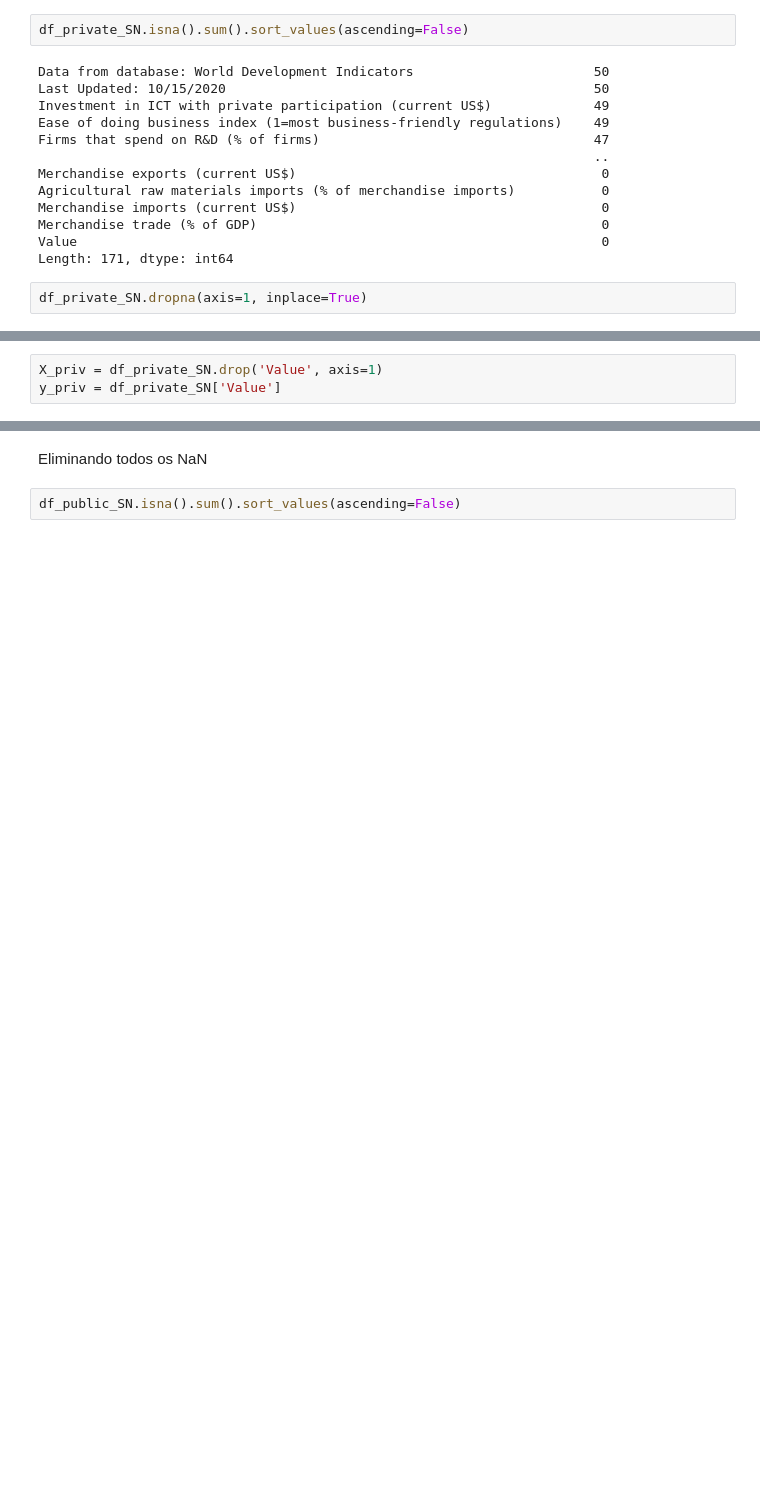
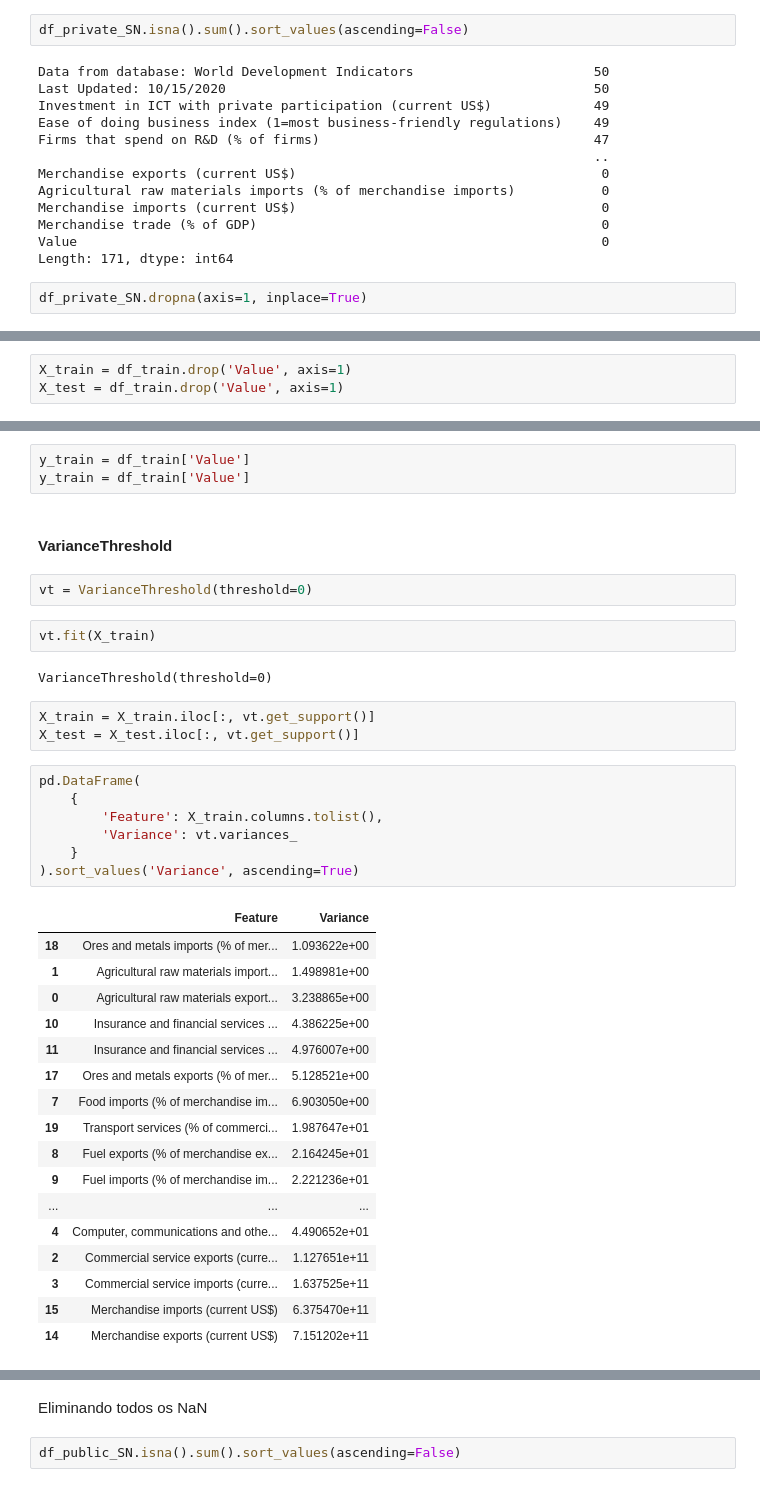
Before and after one commit to gus-phys/BRICS-hypothesis-test, a Jupyter notebook: selecao-de-caracteristicas.ipynb, the cells around one changed output, grey strips where cells are left out. Saved outputs shown, nothing was run; the diff lists cells and outputs as text; blank space fills up the shorter version.

```diff
--- a/selecao-de-caracteristicas.ipynb
+++ b/selecao-de-caracteristicas.ipynb
@@ -165,3 +228,3 @@ df_private_SN.dropna(axis=1, inplace=True)
 # %%
-X_priv = df_private_SN.drop('Value', axis=1)
-y_priv = df_private_SN['Value']
+X_train = df_train.drop('Value', axis=1)
+X_test = df_train.drop('Value', axis=1)
@@ -189,0 +231,39 @@ Index(['Agricultural raw materials imports (% of merchandise imports)',
+# %%
+y_train = df_train['Value']
+y_train = df_train['Value']
+# %% [markdown]
+#### VarianceThreshold
+# %%
+vt = VarianceThreshold(threshold=0)
+# %%
+vt.fit(X_train)
+# %% [output]
+VarianceThreshold(threshold=0)
+# %%
+X_train = X_train.iloc[:, vt.get_support()]
+X_test = X_test.iloc[:, vt.get_support()]
+# %%
+pd.DataFrame(
+    {
+        'Feature': X_train.columns.tolist(),
+        'Variance': vt.variances_
+    }
+).sort_values('Variance', ascending=True)
+# %% [output]
+|  | Feature | Variance |
+| 18 | Ores and metals imports (% of mer... | 1.093622e+00 |
+| 1 | Agricultural raw materials import... | 1.498981e+00 |
+| 0 | Agricultural raw materials export... | 3.238865e+00 |
+| 10 | Insurance and financial services ... | 4.386225e+00 |
+| 11 | Insurance and financial services ... | 4.976007e+00 |
+| 17 | Ores and metals exports (% of mer... | 5.128521e+00 |
+| 7 | Food imports (% of merchandise im... | 6.903050e+00 |
+| 19 | Transport services (% of commerci... | 1.987647e+01 |
+| 8 | Fuel exports (% of merchandise ex... | 2.164245e+01 |
+| 9 | Fuel imports (% of merchandise im... | 2.221236e+01 |
+| ... | ... | ... |
+| 4 | Computer, communications and othe... | 4.490652e+01 |
+| 2 | Commercial service exports (curre... | 1.127651e+11 |
+| 3 | Commercial service imports (curre... | 1.637525e+11 |
+| 15 | Merchandise imports (current US$) | 6.375470e+11 |
+| 14 | Merchandise exports (current US$) | 7.151202e+11 |
```
Also changed, not shown: parts of 56 cells of this notebook.
